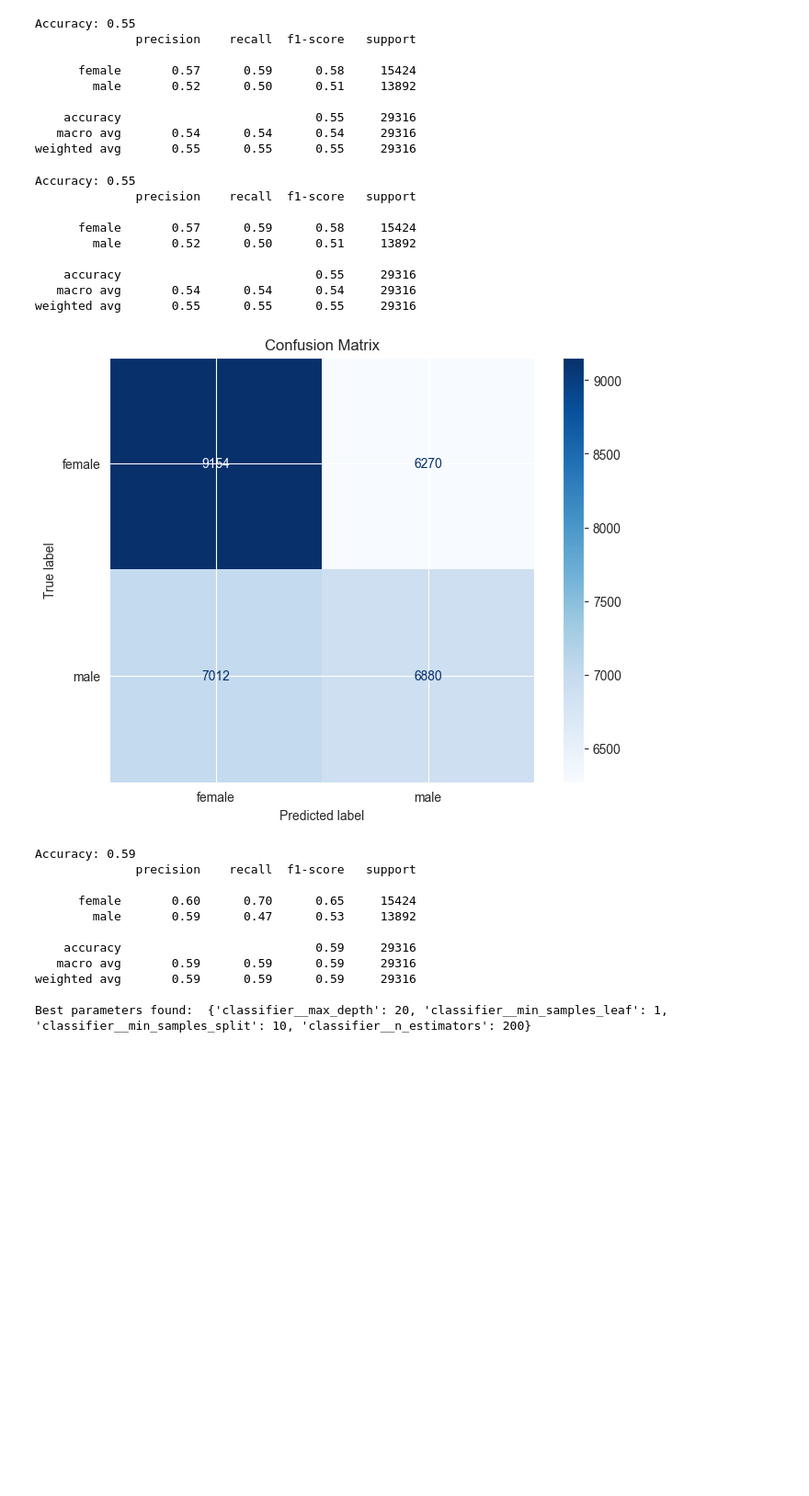
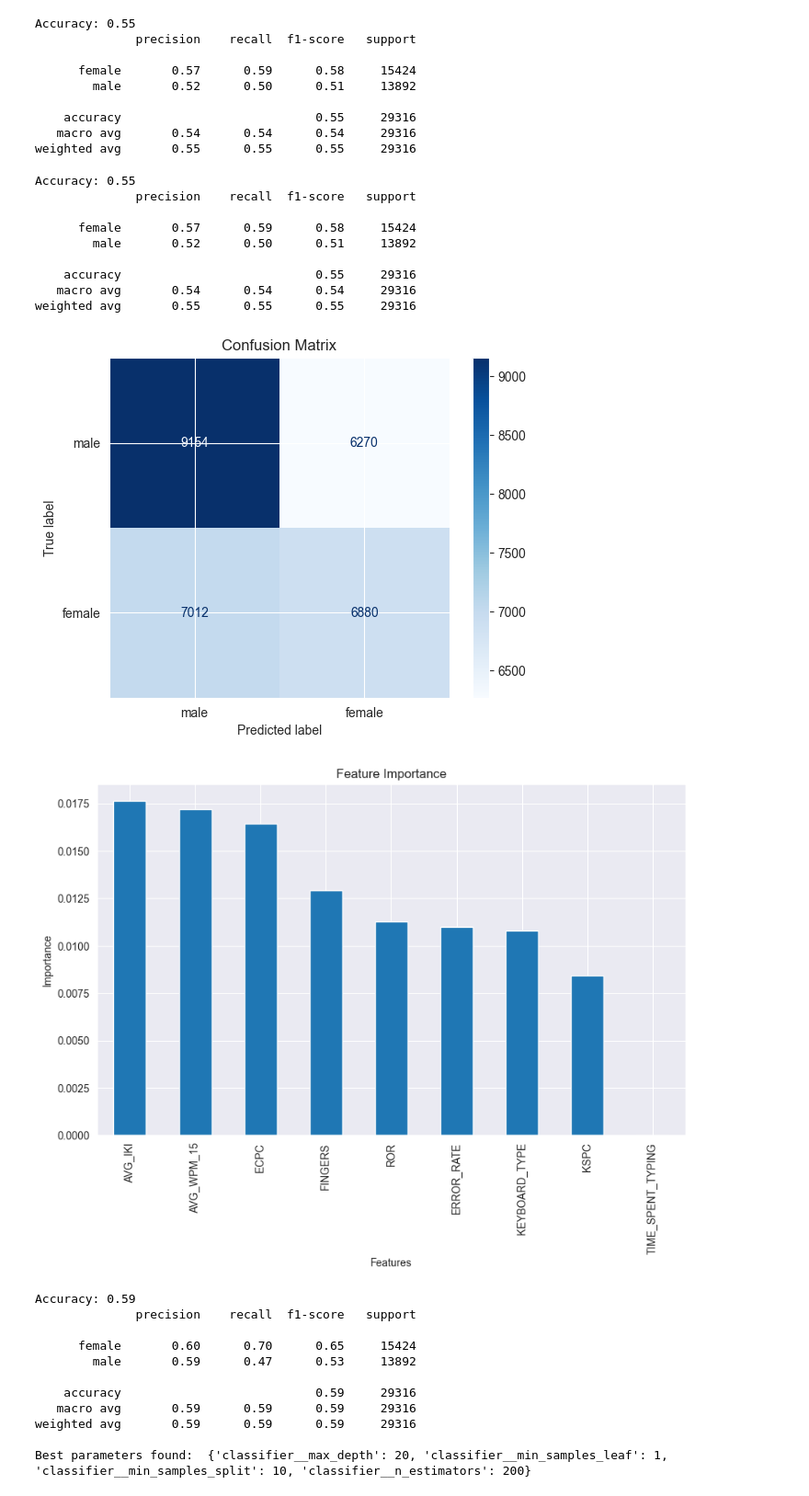
Before and after one commit to lacekaa/erkd, a Jupyter notebook: demographic_recognition.ipynb, the cells around one changed output. Shown at 92% size. Drawn from its saved outputs; the diff is of its cells as text; code cells hidden in the pictures; blank space fills up the shorter version.

```diff
--- a/demographic_recognition.ipynb
+++ b/demographic_recognition.ipynb
@@ -69,7 +71,7 @@ delete_txt_files(data_directory)
 # %%
 import pandas as pd
 
-df_user = pd.read_csv('big_keystroke_data/metadata_participants.csv', sep=',')
+df_user = pd.read_csv('demographics_csv/metadata_participants.csv', sep=',')
 
 print(df_user.head())
 print(df_user.columns)
@@ -635,22 +639,21 @@ import pandas as pd
 from sklearn.model_selection import train_test_split
 from sklearn.preprocessing import StandardScaler, OneHotEncoder
 from sklearn.neighbors import KNeighborsClassifier
-from sklearn.metrics import accuracy_score, classification_report, confusion_matrix, ConfusionMatrixDisplay
+from sklearn.metrics import accuracy_score, classification_report, ConfusionMatrixDisplay
 from sklearn.compose import ColumnTransformer
 from sklearn.pipeline import Pipeline
+from sklearn.inspection import permutation_importance
 import matplotlib.pyplot as plt
 
 # Assume df_combined is your DataFrame
 # Select the features and target
-features = ['FINGERS', 'TIME_SPENT_TYPING', 'KEYBOARD_TYPE', 'ERROR_RATE', 'AVG_WPM_15', 'AVG_IKI', 'ECPC', 'KSPC',
-            'ROR']
+features = ['FINGERS', 'TIME_SPENT_TYPING', 'KEYBOARD_TYPE', 'ERROR_RATE', 'AVG_WPM_15', 'AVG_IKI', 'ECPC', 'KSPC', 'ROR']
 target = 'GENDER'
 
 X = df_combined[features]
 y = df_combined[target]
 
-# One-hot encode categorical variables (FINGERS, KEYBOARD_TYPE)
-# and standardize numerical variables
+# One-hot encode categorical variables (FINGERS, KEYBOARD_TYPE) and standardize numerical variables
 preprocessor = ColumnTransformer(
     transformers=[
         ('num', StandardScaler(), ['TIME_SPENT_TYPING', 'ERROR_RATE', 'AVG_WPM_15', 'AVG_IKI', 'ECPC', 'KSPC', 'ROR']),
@@ -661,59 +664,51 @@ preprocessor = ColumnTransformer(
 knn_pipeline = Pipeline(steps=[('preprocessor', preprocessor),
                                ('classifier', KNeighborsClassifier(n_neighbors=5))])
 
 # Split the data into training and testing sets
 X_train, X_test, y_train, y_test = train_test_split(X, y, test_size=0.2, random_state=42)
 
 # Train the KNN model
 knn_pipeline.fit(X_train, y_train)
 
 # Predict on the test data
 y_pred = knn_pipeline.predict(X_test)
 
 # Evaluate the model
 accuracy = accuracy_score(y_test, y_pred)
 print(f'Accuracy: {accuracy:.2f}')
 print(classification_report(y_test, y_pred))
 
+# Plot confusion matrix with standard blue color
+ConfusionMatrixDisplay.from_estimator(knn_pipeline, X_test, y_test, display_labels=['male', 'female'], cmap='Blues')
+plt.title("Confusion Matrix")
+plt.show()
 
-# Function to plot confusion matrix
-def plot_confusion_matrix(y_true, y_pred, labels):
-    """
-    Plots a confusion matrix.
+# Calculate feature importance using permutation importance
+result = permutation_importance(knn_pipeline, X_test, y_test, n_repeats=10, random_state=42, n_jobs=2)
+importance = result.importances_mean
 
-    Parameters:
-    y_true: array-like, shape (n_samples,)
-        True labels.
-    y_pred: array-like, shape (n_samples,)
-        Predicted labels.
-    labels: list of strings
-        The list of labels for the classes.
-    """
-    # Compute the confusion matrix
-    cm = confusion_matrix(y_true, y_pred, labels=labels)
+# Visualize feature importance
+feature_importance = pd.Series(importance, index=features)
+feature_importance.sort_values(ascending=False, inplace=True)
 
-    # Plot the confusion matrix
-    fig, ax = plt.subplots(figsize=(8, 6))
-    disp = ConfusionMatrixDisplay(confusion_matrix=cm, display_labels=labels)
-    disp.plot(ax=ax, cmap=plt.cm.Blues)
-
-    plt.title("Confusion Matrix")
-    plt.show()
-
-
-# Plot confusion matrix
-plot_confusion_matrix(y_test, y_pred, labels=knn_pipeline.classes_)
+plt.figure(figsize=(10, 6))
+feature_importance.plot(kind='bar')
+plt.title('Feature Importance')
+plt.xlabel('Features')
+plt.ylabel('Importance')
+plt.show()
 # %% [output]
 Accuracy: 0.55
               precision    recall  f1-score   support
 
       female       0.57      0.59      0.58     15424
         male       0.52      0.50      0.51     13892
 
     accuracy                           0.55     29316
    macro avg       0.54      0.54      0.54     29316
 weighted avg       0.55      0.55      0.55     29316
-[figure, old version]
+[figure, new version]
+[figure, added]
 # %%
 import pandas as pd
 import numpy as np
```
Also changed, not shown: parts of 11 cells of this notebook, 4 other files.
